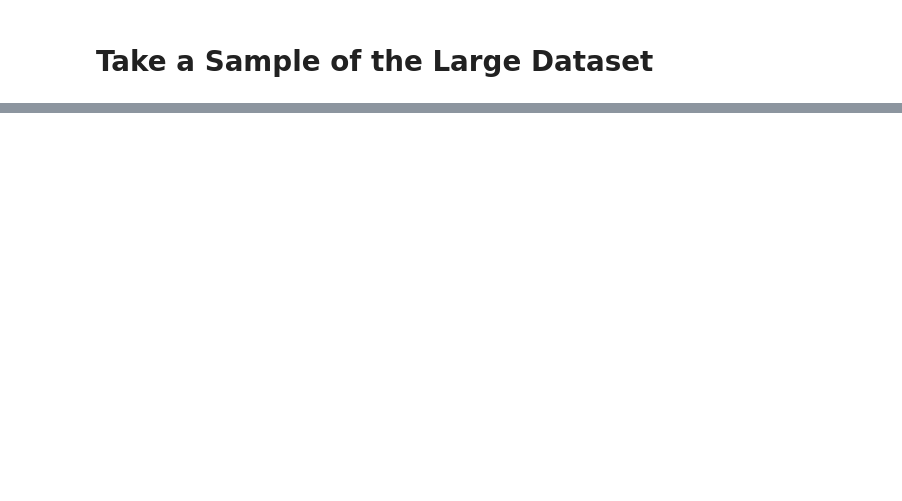
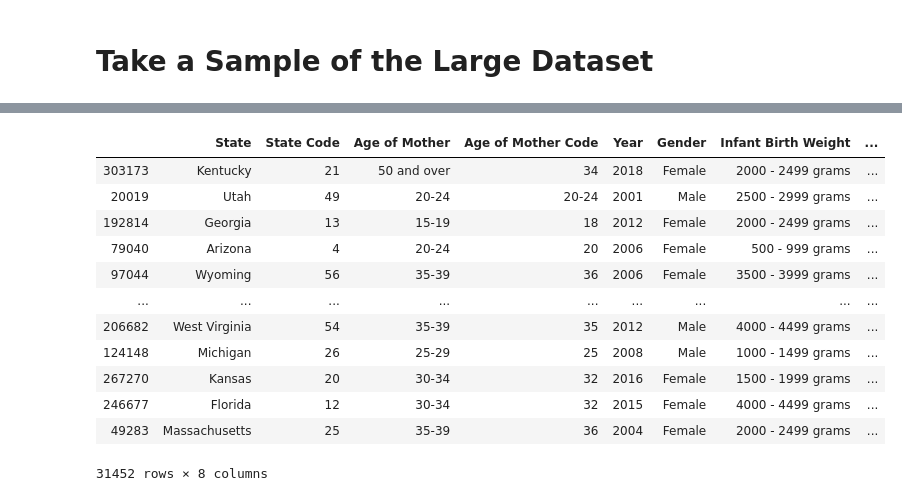
Before and after one commit to edwin-back/Capstone_CDC_Infant_Mortality, a Jupyter notebook: Edwin/EDA_Capstone.ipynb, the cells around one changed output, grey strips where cells are left out. Drawn from its saved outputs; the diff is of its cells as text; code cells hidden in the pictures; blank space fills up the shorter version.

```diff
--- a/Edwin/EDA_Capstone.ipynb
+++ b/Edwin/EDA_Capstone.ipynb
@@ -285,0 +273,42 @@ pandas.core.series.Series
+# %%
+# Categorize mother's ages
+def ageGroup(age):
+    if (age in ['13 years', '14 years', 'Under 15 years']):
+        age = 'Under 15'
+    elif (age in ['15 years', '15-19 years', '16 years', '17 years', '18 years', '19 years']):
+        age = '15-19'
+    elif (age in ['20 years', '20-24 years', '21 years', '22 years', '23 years', '24 years']):
+        age = '20-24'
+    elif (age in ['25 years', '25-29 years', '26 years', '27 years', '28 years', '29 years']):
+        age = '25-29'
+    elif (age in ['30 years', '30-34 years', '31 years', '32 years', '33 years', '24 years']):
+        age = '30-34'
+    elif (age in ['35 years', '35-39 years', '36 years', '37 years', '38 years', '39 years']):
+        age = '35-39'
+    elif (age in ['40 years', '40-44 years', '41 years', '42 years', '43 years', '44 years']):
+        age = '40-44'
+    elif (age in ['45 years', '45-49 years', '46 years', '47 years', '48 years', '49 yeras']):
+        age = '45-49'
+    else:
+        age = '50 and over'
+
+    return age # series value
+
+natsample2 = natsample.copy()
+natsample2['Age of Mother'] = natsample2['Age of Mother'].apply(ageGroup)
+natsample2
+# natsample2[natsample2['Age of Mother'] == 'Under 15']
+# %% [output]
+|  | State | State Code | Age of Mother | Age of Mother Code | Year | Gender | Infant Birth Weight | ... |
+| 303173 | Kentucky | 21 | 50 and over | 34 | 2018 | Female | 2000 - 2499 grams | ... |
+| 20019 | Utah | 49 | 20-24 | 20-24 | 2001 | Male | 2500 - 2999 grams | ... |
+| 192814 | Georgia | 13 | 15-19 | 18 | 2012 | Female | 2000 - 2499 grams | ... |
+| 79040 | Arizona | 4 | 20-24 | 20 | 2006 | Female | 500 - 999 grams | ... |
+| 97044 | Wyoming | 56 | 35-39 | 36 | 2006 | Female | 3500 - 3999 grams | ... |
+| ... | ... | ... | ... | ... | ... | ... | ... | ... |
+| 206682 | West Virginia | 54 | 35-39 | 35 | 2012 | Male | 4000 - 4499 grams | ... |
+| 124148 | Michigan | 26 | 25-29 | 25 | 2008 | Male | 1000 - 1499 grams | ... |
+| 267270 | Kansas | 20 | 30-34 | 32 | 2016 | Female | 1500 - 1999 grams | ... |
+| 246677 | Florida | 12 | 30-34 | 32 | 2015 | Female | 4000 - 4499 grams | ... |
+| 49283 | Massachusetts | 25 | 35-39 | 36 | 2004 | Female | 2000 - 2499 grams | ... |
+31452 rows × 8 columns
```
Also changed, not shown: parts of 27 cells of this notebook.
